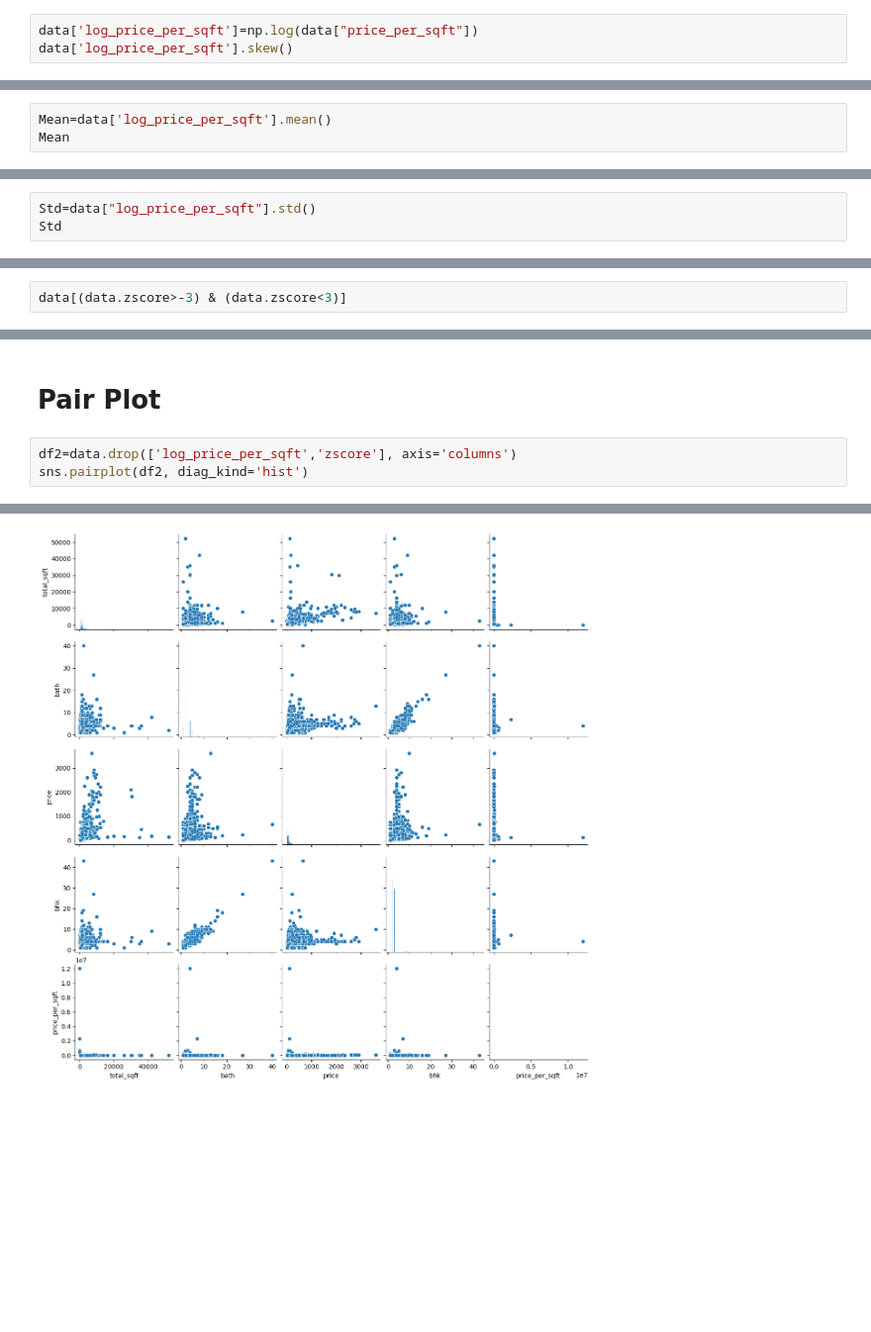
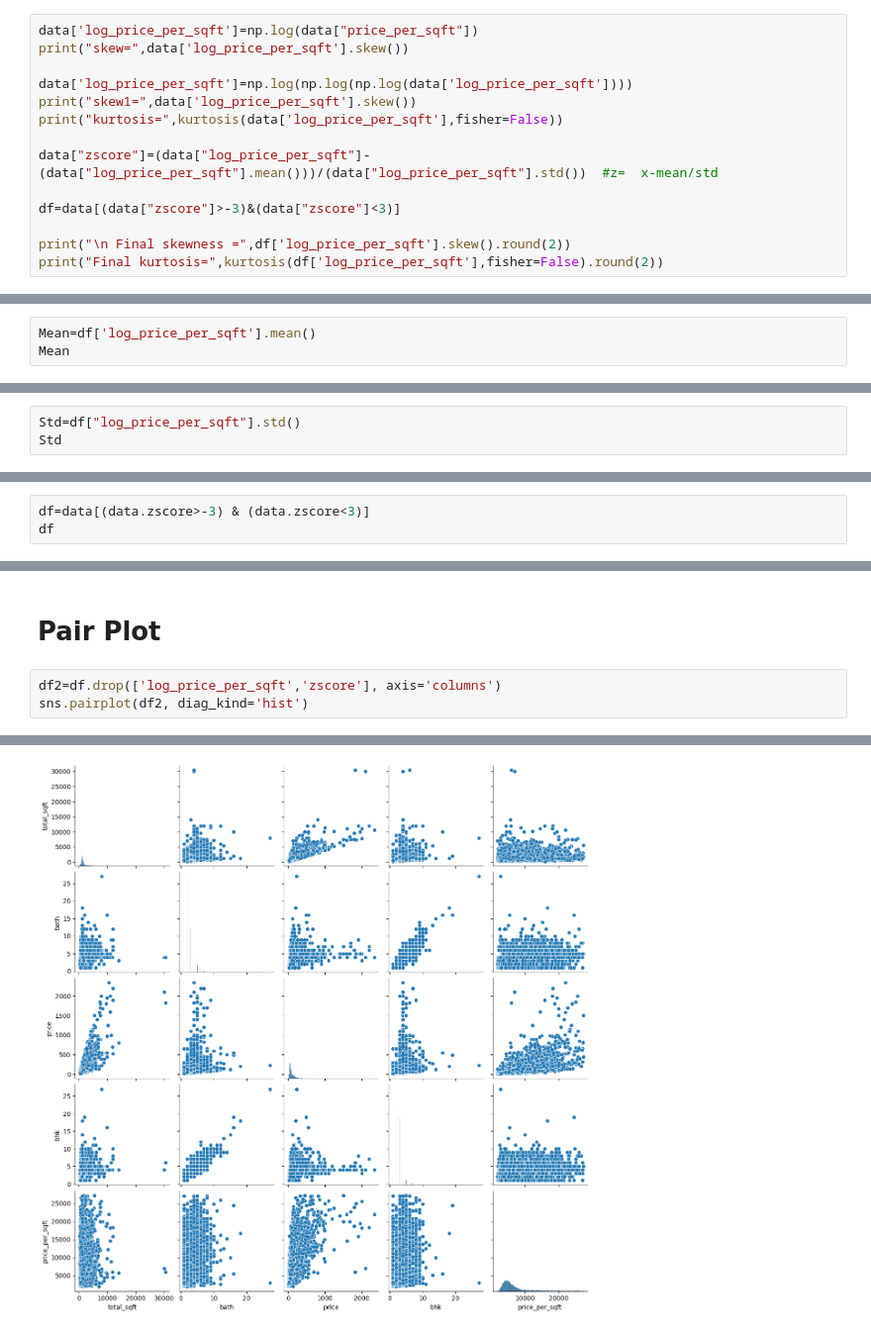
Before and after one commit to Emilinjoseph/Bangalore_house_price, a Jupyter notebook: Task1-Measures of central tendency, measures of spread.ipynb, the cells around one changed output, grey strips where cells are left out. Shown at 99% size. Drawn from its saved outputs; the diff is of its cells as text; blank space fills up the shorter version.

```diff
--- a/Task1-Measures of central tendency, measures of spread.ipynb
+++ b/Task1-Measures of central tendency, measures of spread.ipynb
@@ -160,4 +193,15 @@ To convert a skewed data distribution to normal distribution we are using "log"
 # %%
 data['log_price_per_sqft']=np.log(data["price_per_sqft"])
-data['log_price_per_sqft'].skew()
+print("skew=",data['log_price_per_sqft'].skew())
+
+data['log_price_per_sqft']=np.log(np.log(np.log(data['log_price_per_sqft'])))
+print("skew1=",data['log_price_per_sqft'].skew())
+print("kurtosis=",kurtosis(data['log_price_per_sqft'],fisher=False))
+
+data["zscore"]=(data["log_price_per_sqft"]-(data["log_price_per_sqft"].mean()))/(data["log_price_per_sqft"].std())  #z=  x-mean/std
+
+df=data[(data["zscore"]>-3)&(data["zscore"]<3)]
+
+print("\n Final skewness =",df['log_price_per_sqft'].skew().round(2))
+print("Final kurtosis=",kurtosis(df['log_price_per_sqft'],fisher=False).round(2))
 # %% [output]
@@ -179,4 +242,4 @@ Name: log_price_per_sqft, dtype: float64
 # %%
-Mean=data['log_price_per_sqft'].mean()
+Mean=df['log_price_per_sqft'].mean()
 Mean
 # %% [output]
@@ -184,4 +247,4 @@ Mean
 # %%
-Std=data["log_price_per_sqft"].std()
+Std=df["log_price_per_sqft"].std()
 Std
 # %% [output]
@@ -252,6 +315,7 @@ data
 # %% [markdown]
 Using z-score we removed the outliers. Any z-score greater than +3 or less than -3 is considered as outlier. Below is the data set without outliers.
 # %%
-data[(data.zscore>-3) & (data.zscore<3)]
+df=data[(data.zscore>-3) & (data.zscore<3)]
+df
 # %% [output]
 |  | location | total_sqft | bath | price | bhk | price_per_sqft | log_price_per_sqft | zscore |
@@ -324,8 +391,8 @@ plt.show()
 # %% [markdown]
 # Pair Plot
 # %%
-df2=data.drop(['log_price_per_sqft','zscore'], axis='columns')
+df2=df.drop(['log_price_per_sqft','zscore'], axis='columns')
 sns.pairplot(df2, diag_kind='hist')
 # %% [output]
 <seaborn.axisgrid.PairGrid at 0x...>
-[figure, old version]
+[figure, new version]
```
Also changed, not shown: parts of 21 cells of this notebook.
